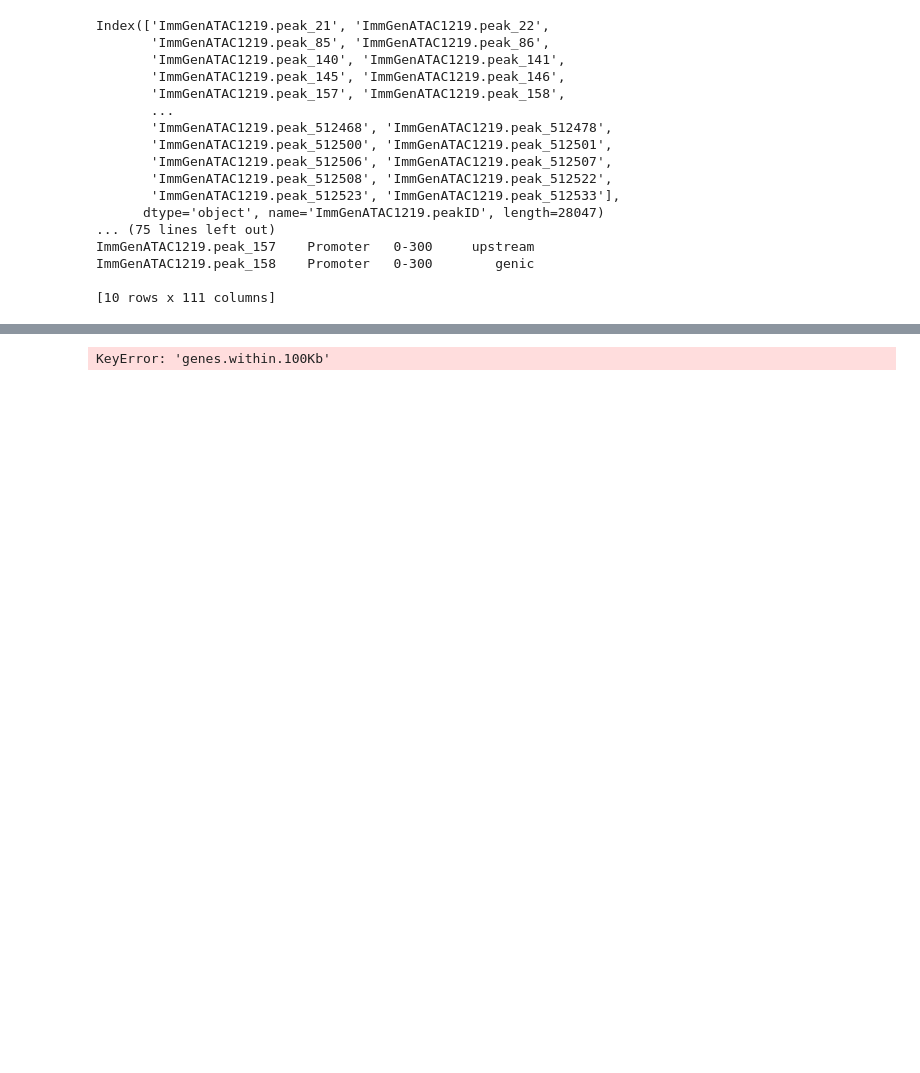
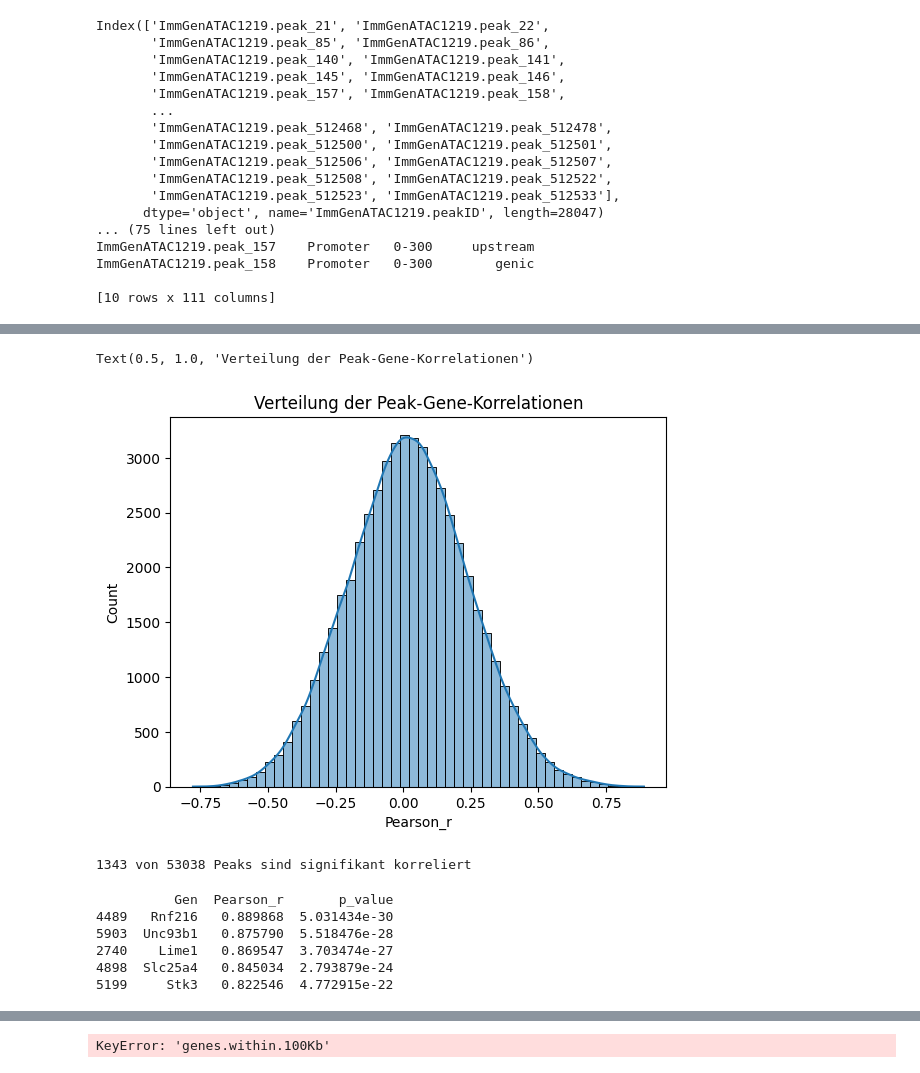
Before and after one commit to Topic2-Gene-Regulation-Immune-Cells/abT-gdT-cells-Team3, a Jupyter notebook: 2.3 Kaja.ipynb, the cells around one changed output, grey strips where cells are left out. Drawn from its saved outputs; the diff is of its cells as text; code cells hidden in the pictures; blank space fills up the shorter version.

```diff
--- a/2.3 Kaja.ipynb
+++ b/2.3 Kaja.ipynb
@@ -64,6 +64,7 @@ Index(['ImmGenATAC1219.peak_21', 'ImmGenATAC1219.peak_22',
        'ImmGenATAC1219.peak_512523', 'ImmGenATAC1219.peak_512533'],
       dtype='object', name='ImmGenATAC1219.peakID', length=28047)
 # %%
+rna_df=rna_df.T
 print(rna_df.index)
 print(rna_df.head())
 # %% [output]
@@ -123,0 +244,41 @@ promoters_genes_df = promoters_genes_df.drop(columns=['genes.within.100Kb'])  #
+# %%
+import numpy as np
+import pandas as pd
+from scipy.stats import pearsonr
+
+# Nur Gene verwenden, die in beiden vorkommen
+gemeinsame_Gene = promoters_genes_df.index.intersection(rna_df.index)
+gemeinsame_zelltypen = promoters_genes_df.columns.intersection(rna_df.columns)
+
+# Filter
+promoters_genes = promoters_genes_df.loc[gemeinsame_Gene, gemeinsame_zelltypen]
+rna_df = rna_df.loc[gemeinsame_Gene, gemeinsame_zelltypen]
+
+# Ergebnislisten
+korrelationswerte = []
+p_values = []
+gen_ids = []
+
+# Iteriere über alle Zeilen im promoters_genes (auch doppelte Gen-Namen)
+for idx, row in promoters_genes.iterrows():
+    if idx in rna_df.index:
+        x = row.values
+        y = rna_df.loc[idx].values
+
+        if not (np.isnan(x).any() or np.isnan(y).any()):
+            r, p = pearsonr(x, y)
+        else:
+            r, p = np.nan, np.nan
+
+        korrelationswerte.append(r)
+        p_values.append(p)
+        gen_ids.append(idx)
+
+# Ergebnis-DataFrame
+ergebnis = pd.DataFrame({
+    'Gen': gen_ids,
+    'Pearson_r': korrelationswerte,
+    'p_value': p_values
+})
+
+print(ergebnis)
@@ -123,0 +386,6 @@ promoters_genes_df = promoters_genes_df.drop(columns=['genes.within.100Kb'])  #
+# %%
+sns.histplot(ergebnis["Pearson_r"], bins=50, kde=True)
+plt.title("Verteilung der Peak-Gene-Korrelationen")
+# %% [output]
+Text(0.5, 1.0, 'Verteilung der Peak-Gene-Korrelationen')
+[figure, added]
@@ -123,0 +395,24 @@ promoters_genes_df = promoters_genes_df.drop(columns=['genes.within.100Kb'])  #
+# %%
+threshold = 0.5
+sig_cor = ergebnis[ergebnis["Pearson_r"].abs() > threshold]
+print(f"{len(sig_cor)} von {len(ergebnis)} Peaks sind signifikant korreliert")
+# %% [output]
+1343 von 53038 Peaks sind signifikant korreliert
+# %%
+# 1. Pro Gen den Index der Zeile mit dem höchsten Betrag der Korrelation finden
+idx_top_corr = ergebnis.groupby("Gen")["Pearson_r"].apply(lambda x: x.abs().idxmax())
+
+# 2. Diese Zeilen aus ergebnis extrahieren
+top_per_gene = ergebnis.loc[idx_top_corr].reset_index(drop=True)
+
+# 3. Optional: sortieren nach Pearson_r (absolut oder direkt)
+top_per_gene = top_per_gene.sort_values("Pearson_r", ascending=False)
+
+print(top_per_gene.head())
+# %% [output]
+          Gen  Pearson_r       p_value
+4489   Rnf216   0.889868  5.031434e-30
+5903  Unc93b1   0.875790  5.518476e-28
+2740    Lime1   0.869547  3.703474e-27
+4898  Slc25a4   0.845034  2.793879e-24
+5199     Stk3   0.822546  4.772915e-22
```
Also changed, not shown: parts of 30 cells of this notebook.
